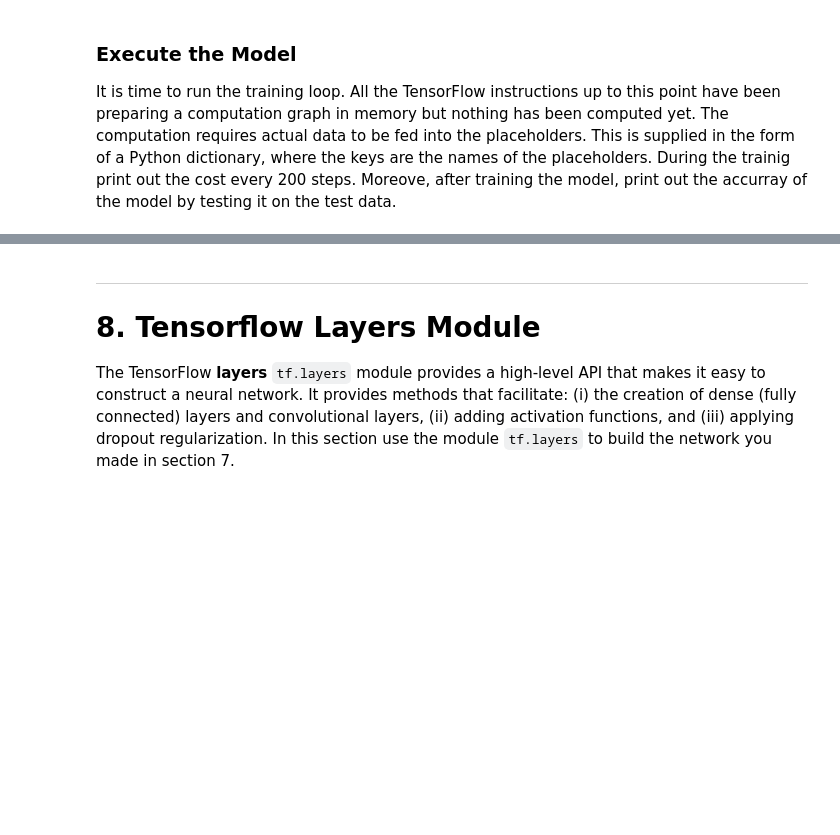
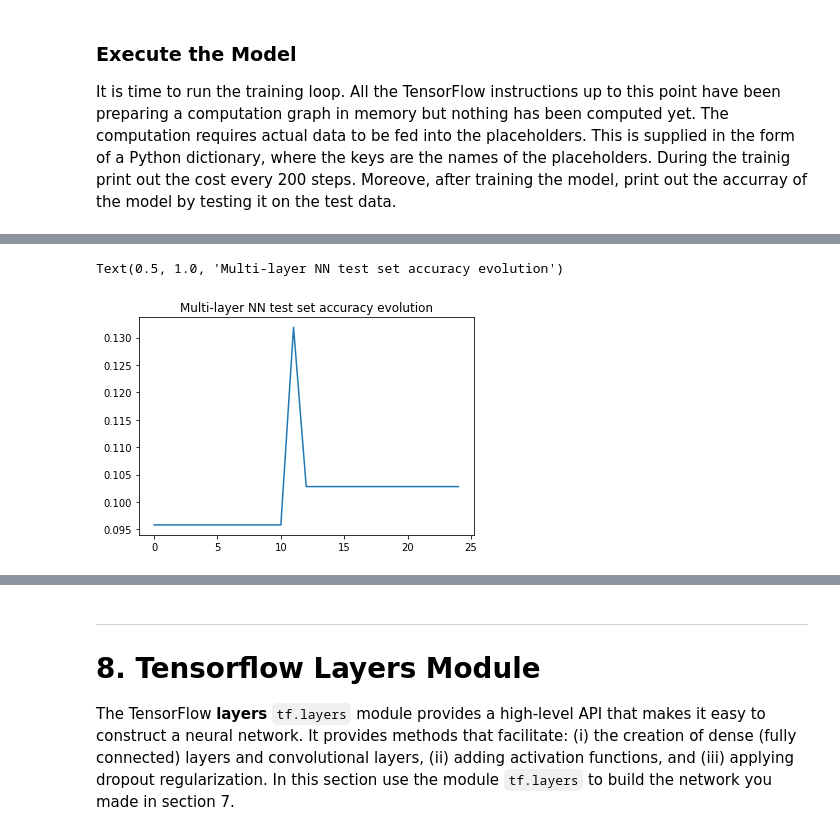
Before and after one commit to AlexandrosFerles/ID2223_Large_Scale_Machine_Learning_and_Deep_Learning, a Jupyter notebook: Lab2_ConvNets_with_Tensorflow/tensorflow_lab.ipynb, the cells around one changed output, grey strips where cells are left out. Cells and saved outputs as stored; diff of their text form; code cells hidden in the pictures; blank space fills up the shorter version.

```diff
--- a/Lab2_ConvNets_with_Tensorflow/tensorflow_lab.ipynb
+++ b/Lab2_ConvNets_with_Tensorflow/tensorflow_lab.ipynb
@@ -240,3 +330,9 @@ with tf.Session() as sess:
+# %%
+plt.plot(test_accuracies)
+plt.title("Multi-layer NN test set accuracy evolution")
+# %% [output]
+Text(0.5, 1.0, 'Multi-layer NN test set accuracy evolution')
+[figure, added]
 # %% [markdown]
 ---
 # 3. Special Care for Deep Networks
```
Also changed, not shown: parts of 21 cells of this notebook.
